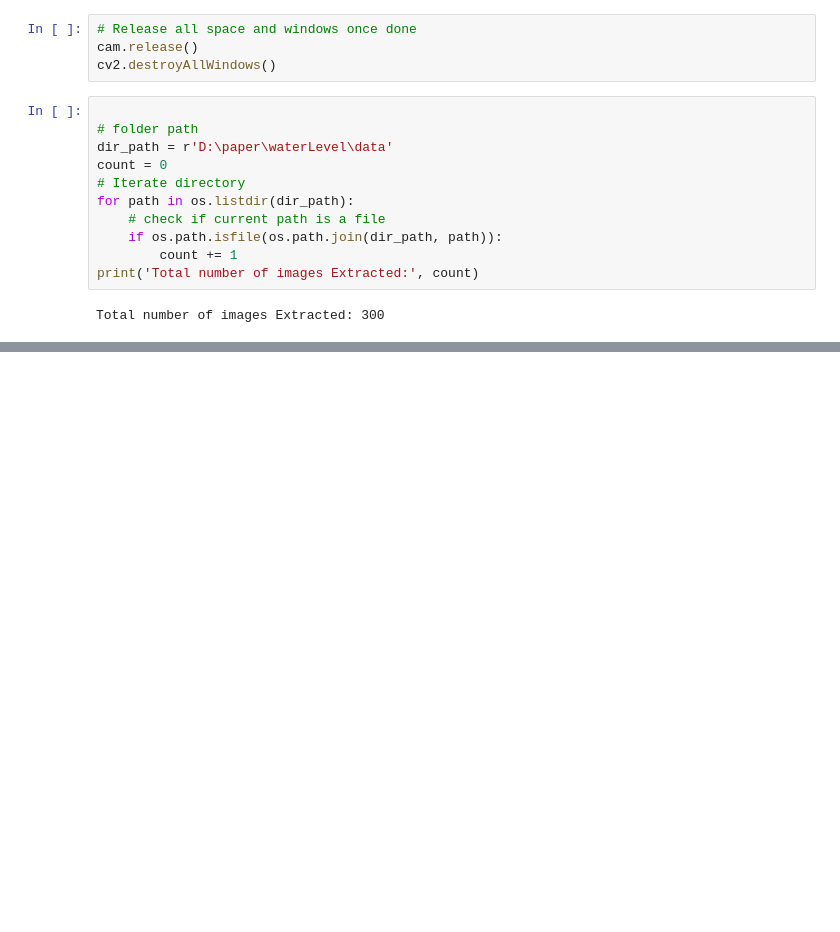
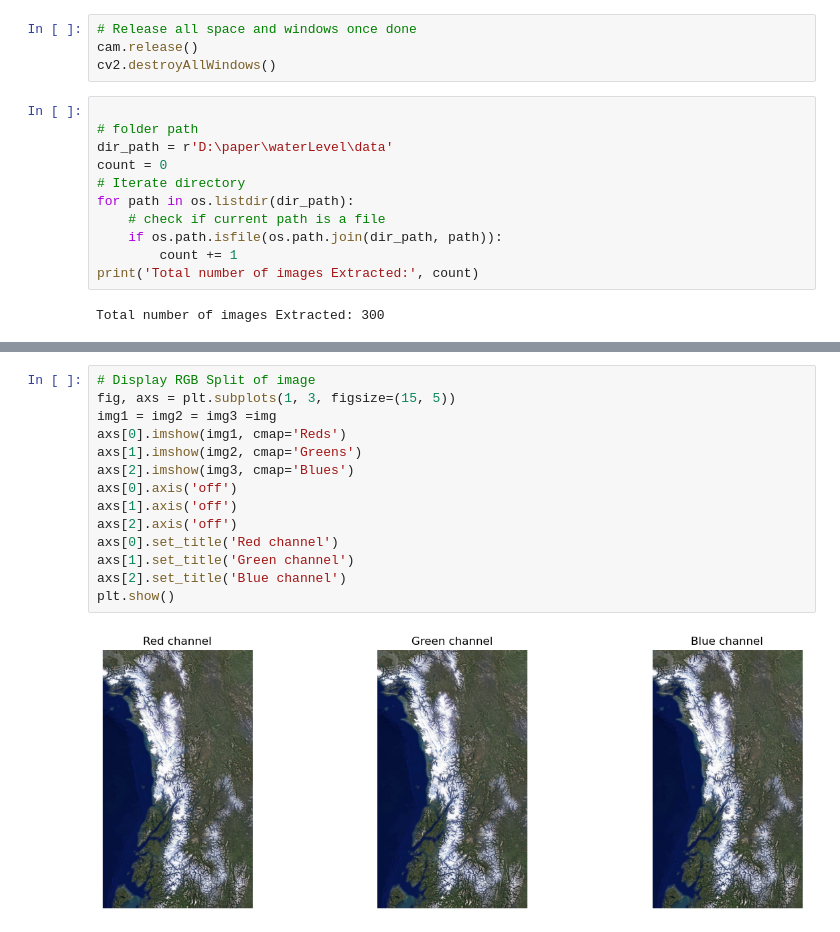
Before and after one commit to harsh125op/waterLevel, a Jupyter notebook: 1_Image_Process.ipynb, the cells around one changed output, grey strips where cells are left out. Drawn from its saved outputs; the diff is of its cells as text; blank space fills up the shorter version.

Commit message:
RGB split added

```diff
--- a/1_Image_Process.ipynb
+++ b/1_Image_Process.ipynb
@@ -76,0 +88,16 @@ Total number of images Extracted: 300
+# %%
+# Display RGB Split of image
+fig, axs = plt.subplots(1, 3, figsize=(15, 5))
+img1 = img2 = img3 =img
+axs[0].imshow(img1, cmap='Reds')
+axs[1].imshow(img2, cmap='Greens')
+axs[2].imshow(img3, cmap='Blues')
+axs[0].axis('off')
+axs[1].axis('off')
+axs[2].axis('off')
+axs[0].set_title('Red channel')
+axs[1].set_title('Green channel')
+axs[2].set_title('Blue channel')
+plt.show()
+# %% [output]
+[figure, added]
```
Also changed, not shown: parts of 2 cells of this notebook.
